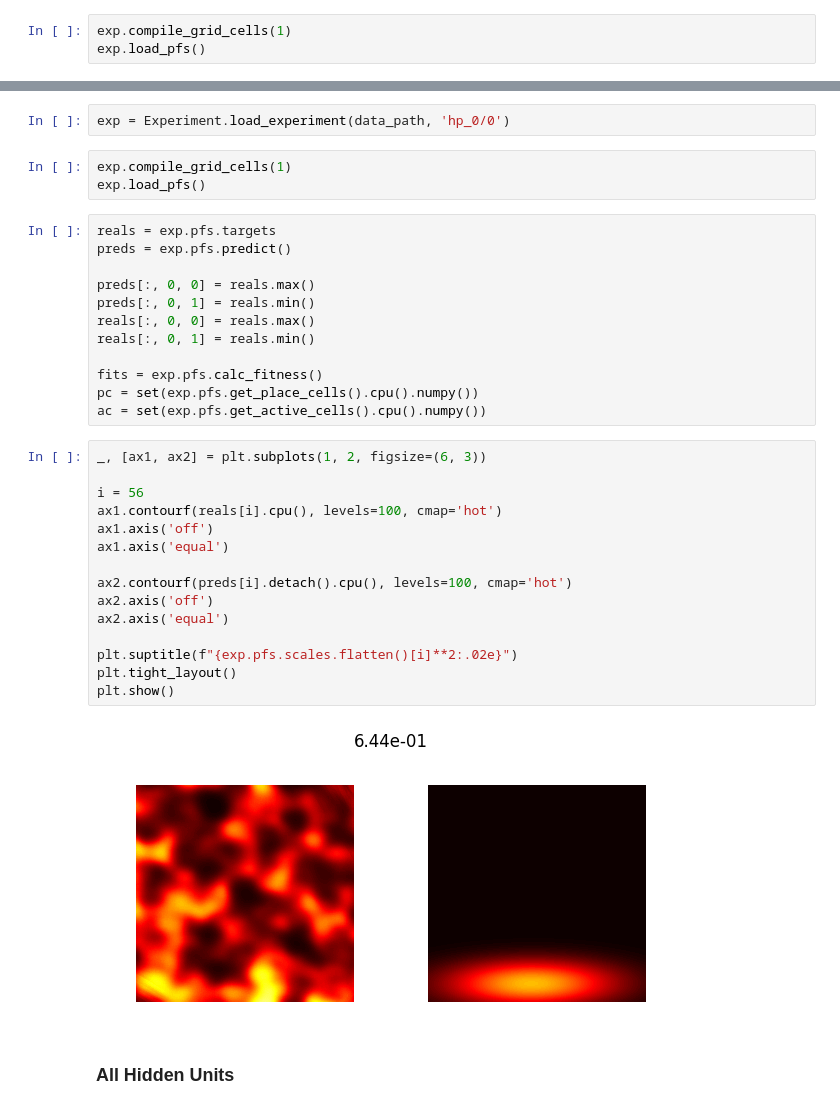
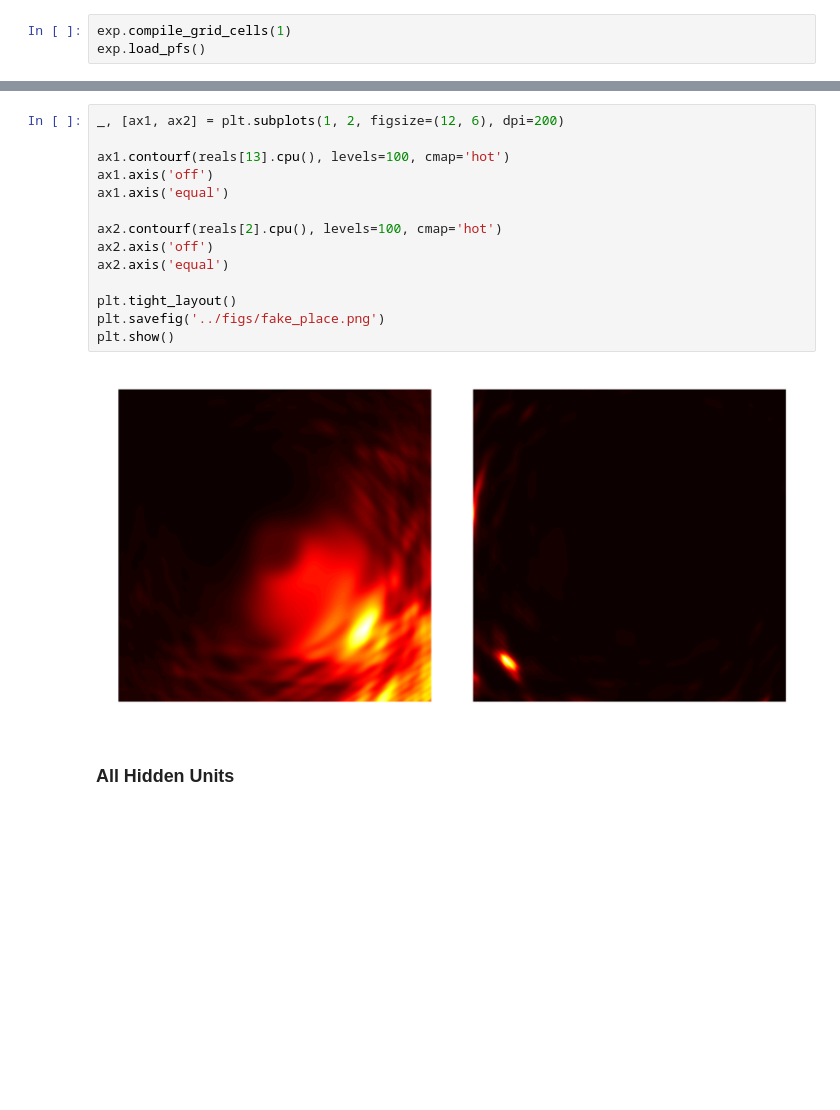
Before and after one commit to ChackMociute/Master-Thesis, a Jupyter notebook: analysis/place_fields.ipynb, the cells around one changed output, grey strips where cells are left out. Saved outputs shown, nothing was run; the diff lists cells and outputs as text; blank space fills up the shorter version.

```diff
--- a/analysis/place_fields.ipynb
+++ b/analysis/place_fields.ipynb
@@ -418,37 +402,19 @@ tensor(0.0591, device='cuda:0', grad_fn=<SelectBackward0>)
-# %%
-exp = Experiment.load_experiment(data_path, 'hp_0/0')
-# %%
-exp.compile_grid_cells(1)
-exp.load_pfs()
-# %%
-reals = exp.pfs.targets
-preds = exp.pfs.predict()
-
-preds[:, 0, 0] = reals.max()
-preds[:, 0, 1] = reals.min()
-reals[:, 0, 0] = reals.max()
-reals[:, 0, 1] = reals.min()
-
-fits = exp.pfs.calc_fitness()
-pc = set(exp.pfs.get_place_cells().cpu().numpy())
-ac = set(exp.pfs.get_active_cells().cpu().numpy())
-# %%
-_, [ax1, ax2] = plt.subplots(1, 2, figsize=(6, 3))
-
-i = 56
-ax1.contourf(reals[i].cpu(), levels=100, cmap='hot')
-ax1.axis('off')
-ax1.axis('equal')
-
-ax2.contourf(preds[i].detach().cpu(), levels=100, cmap='hot')
-ax2.axis('off')
-ax2.axis('equal')
-
-plt.suptitle(f"{exp.pfs.scales.flatten()[i]**2:.02e}")
-plt.tight_layout()
-plt.show()
-# %% [output]
-[figure, removed]
+# %%
+_, [ax1, ax2] = plt.subplots(1, 2, figsize=(12, 6), dpi=200)
+
+ax1.contourf(reals[13].cpu(), levels=100, cmap='hot')
+ax1.axis('off')
+ax1.axis('equal')
+
+ax2.contourf(reals[2].cpu(), levels=100, cmap='hot')
+ax2.axis('off')
+ax2.axis('equal')
+
+plt.tight_layout()
+plt.savefig('../figs/fake_place.png')
+plt.show()
+# %% [output]
+[figure, added]
 # %% [markdown]
 ### All Hidden Units
 # %%
```
Also changed, not shown: parts of 8 cells of this notebook, 1 other file.
